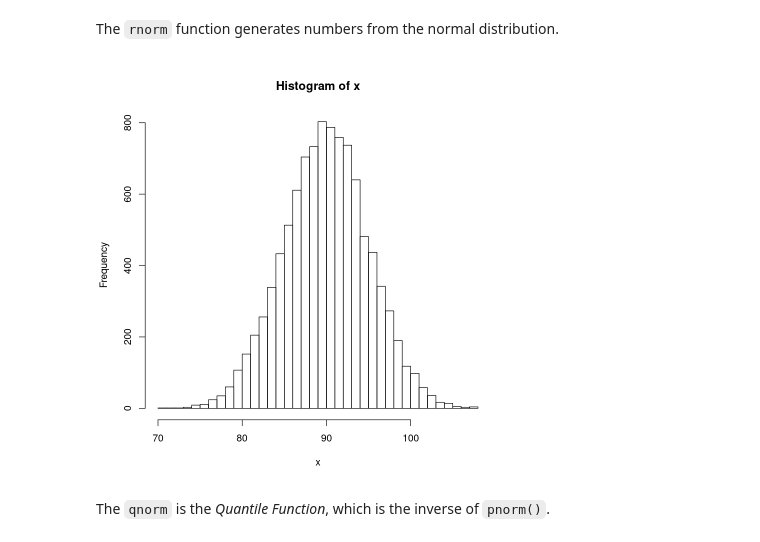
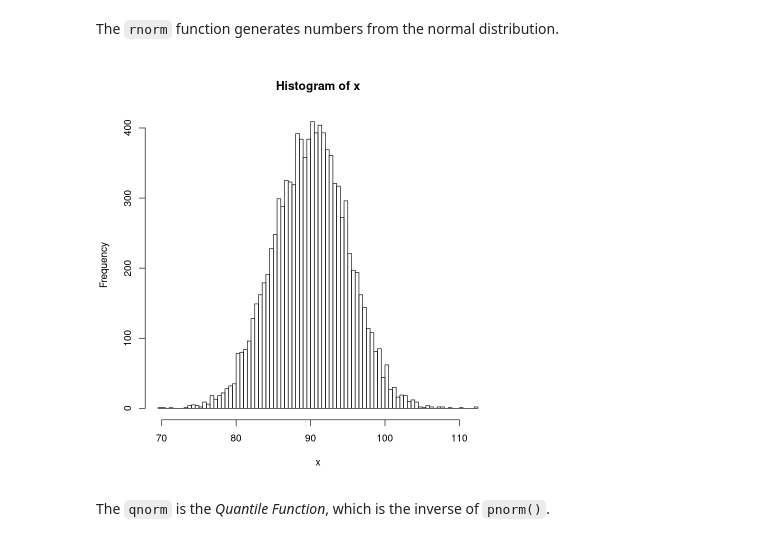
Before and after one commit to JeremyMcCormick/notebooks, a Jupyter notebook: R/StatisticsCompetencies.ipynb, the cells around one changed output. Cells and saved outputs as stored; diff of their text form; code cells hidden in the pictures.

```diff
--- a/R/StatisticsCompetencies.ipynb
+++ b/R/StatisticsCompetencies.ipynb
@@ -678,9 +678,9 @@ plot(x, y)
 The <code>rnorm</code> function generates numbers from the normal distribution.
 # %%
 x <- rnorm(10000, mean=90, sd=5)
-hist(x, breaks=50)
+hist(x, breaks=100)
 # %% [output]
-[figure, old version]
+[figure, new version]
 # %% [markdown]
 The <code>qnorm</code> is the <i>Quantile Function</i>, which is the inverse of <code>pnorm()</code>.
 # %%
```
Also changed, not shown: parts of 16 cells of this notebook.
